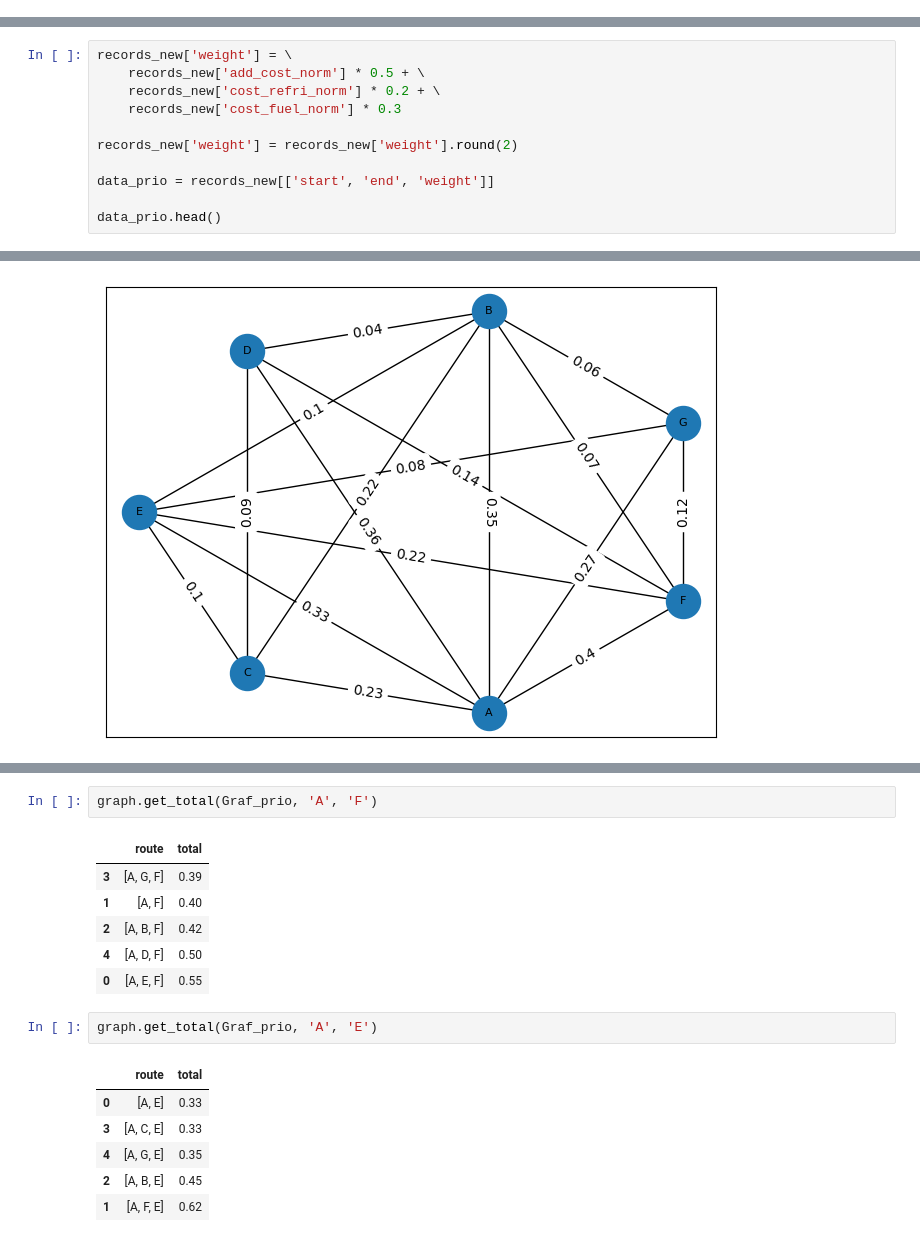
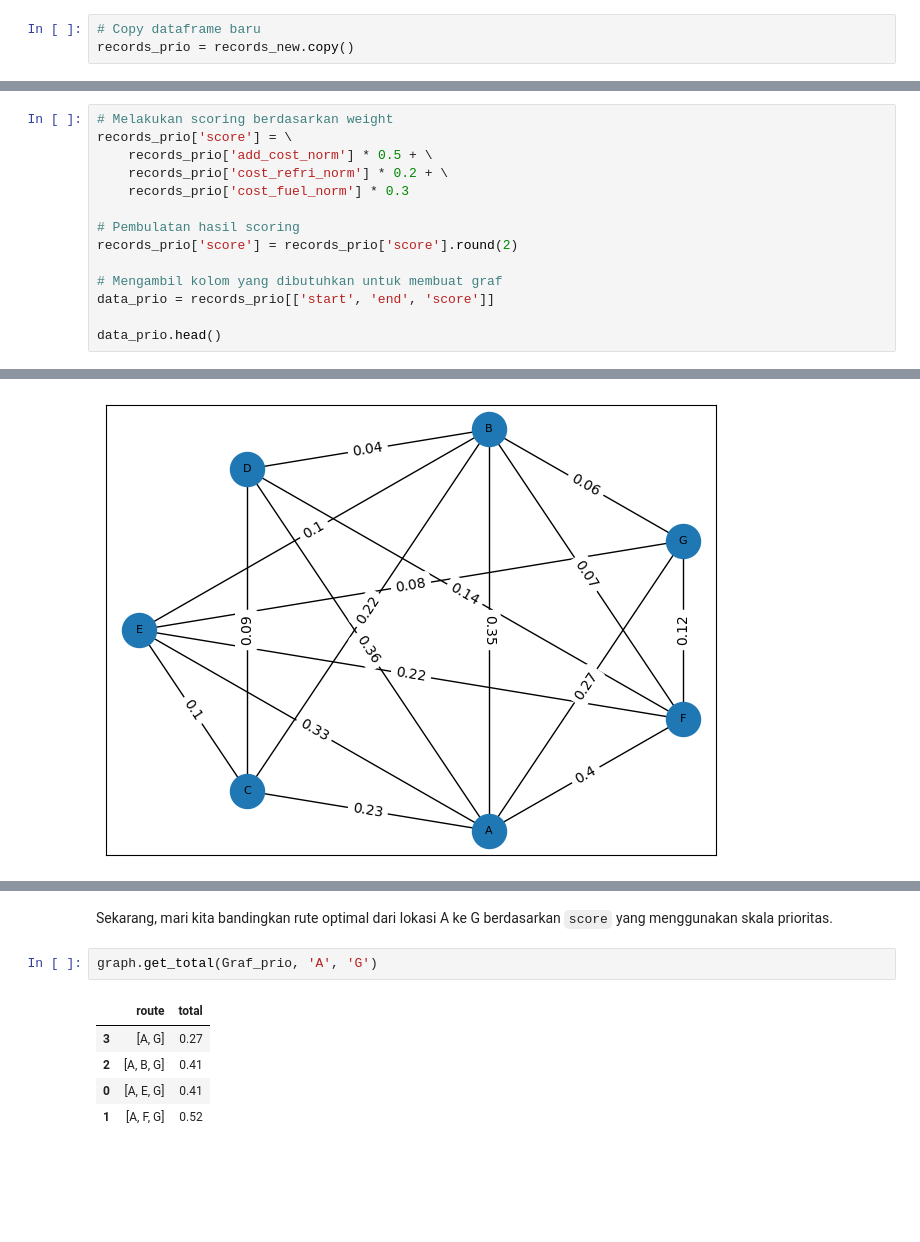
Before and after one commit to IrfanChairurrachman/dijkstra_bulog, a Jupyter notebook: Optimal_Route.ipynb, the cells around one changed output, grey strips where cells are left out. Drawn from its saved outputs; the diff is of its cells as text; blank space fills up the shorter version.

Commit message:
docs: add explanation in graf and mcdm section

```diff
--- a/Optimal_Route.ipynb
+++ b/Optimal_Route.ipynb
@@ -1332,0 +1358,3 @@ records_new.head(3)
+# %%
+# Copy dataframe baru
+records_prio = records_new.copy()
@@ -1344,12 +1392,15 @@ records_new.head()
 # %%
-records_new['weight'] = \
-    records_new['add_cost_norm'] * 0.5 + \
-    records_new['cost_refri_norm'] * 0.2 + \
-    records_new['cost_fuel_norm'] * 0.3
+# Melakukan scoring berdasarkan weight
+records_prio['score'] = \
+    records_prio['add_cost_norm'] * 0.5 + \
+    records_prio['cost_refri_norm'] * 0.2 + \
+    records_prio['cost_fuel_norm'] * 0.3
 
-records_new['weight'] = records_new['weight'].round(2)
+# Pembulatan hasil scoring
+records_prio['score'] = records_prio['score'].round(2)
 
-data_prio = records_new[['start', 'end', 'weight']]
+# Mengambil kolom yang dibutuhkan untuk membuat graf
+data_prio = records_prio[['start', 'end', 'score']]
 
 data_prio.head()
 # %% [output]
@@ -1372,18 +1436,10 @@ graph.visualize_graph(Graf_prio)
+# %% [markdown]
+Sekarang, mari kita bandingkan rute optimal dari lokasi A ke G berdasarkan `score` yang menggunakan skala prioritas.
 # %%
-graph.get_total(Graf_prio, 'A', 'F')
+graph.get_total(Graf_prio, 'A', 'G')
 # %% [output]
 |  | route | total |
-| 3 | [A, G, F] | 0.39 |
-| 1 | [A, F] | 0.40 |
-| 2 | [A, B, F] | 0.42 |
-| 4 | [A, D, F] | 0.50 |
-| 0 | [A, E, F] | 0.55 |
+| 3 | [A, G] | 0.27 |
+| 2 | [A, B, G] | 0.41 |
+| 0 | [A, E, G] | 0.41 |
+| 1 | [A, F, G] | 0.52 |
-# %%
-graph.get_total(Graf_prio, 'A', 'E')
-# %% [output]
-|  | route | total |
-| 0 | [A, E] | 0.33 |
-| 3 | [A, C, E] | 0.33 |
-| 4 | [A, G, E] | 0.35 |
-| 2 | [A, B, E] | 0.45 |
-| 1 | [A, F, E] | 0.62 |
```
Also changed, not shown: parts of 22 cells of this notebook.
